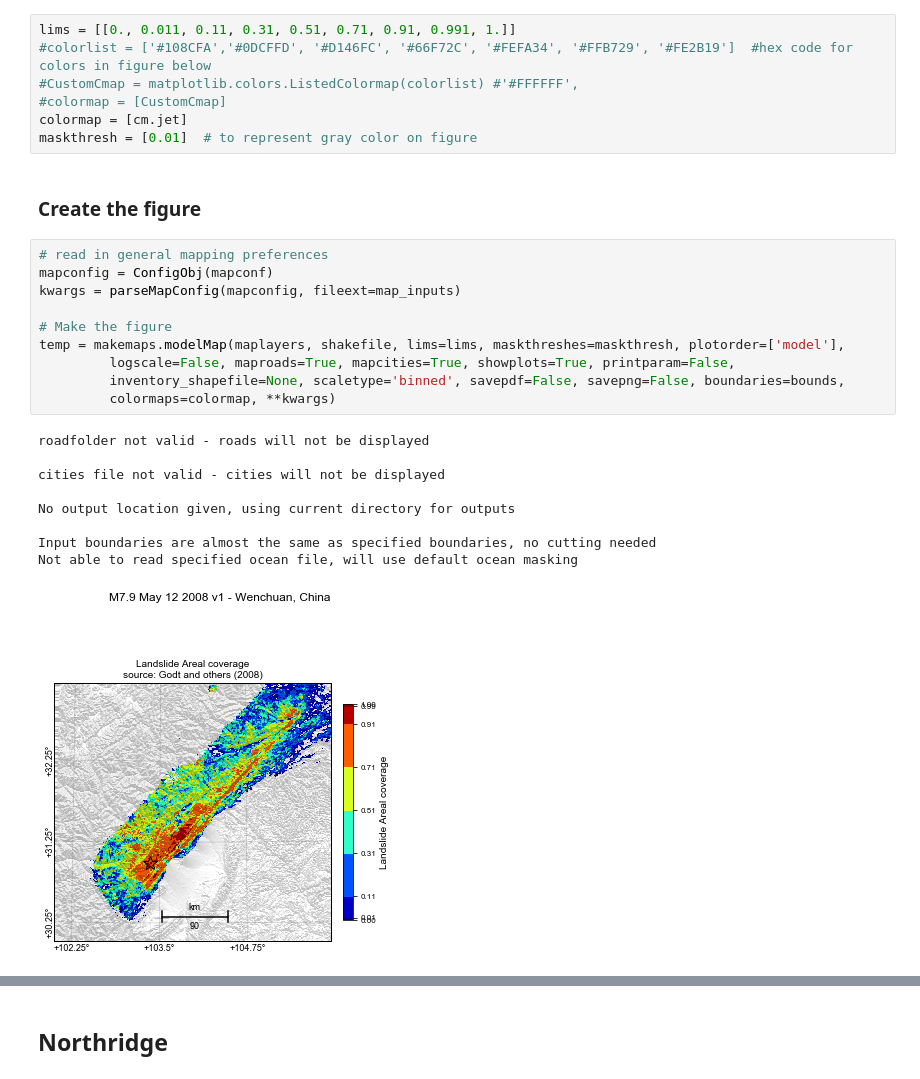
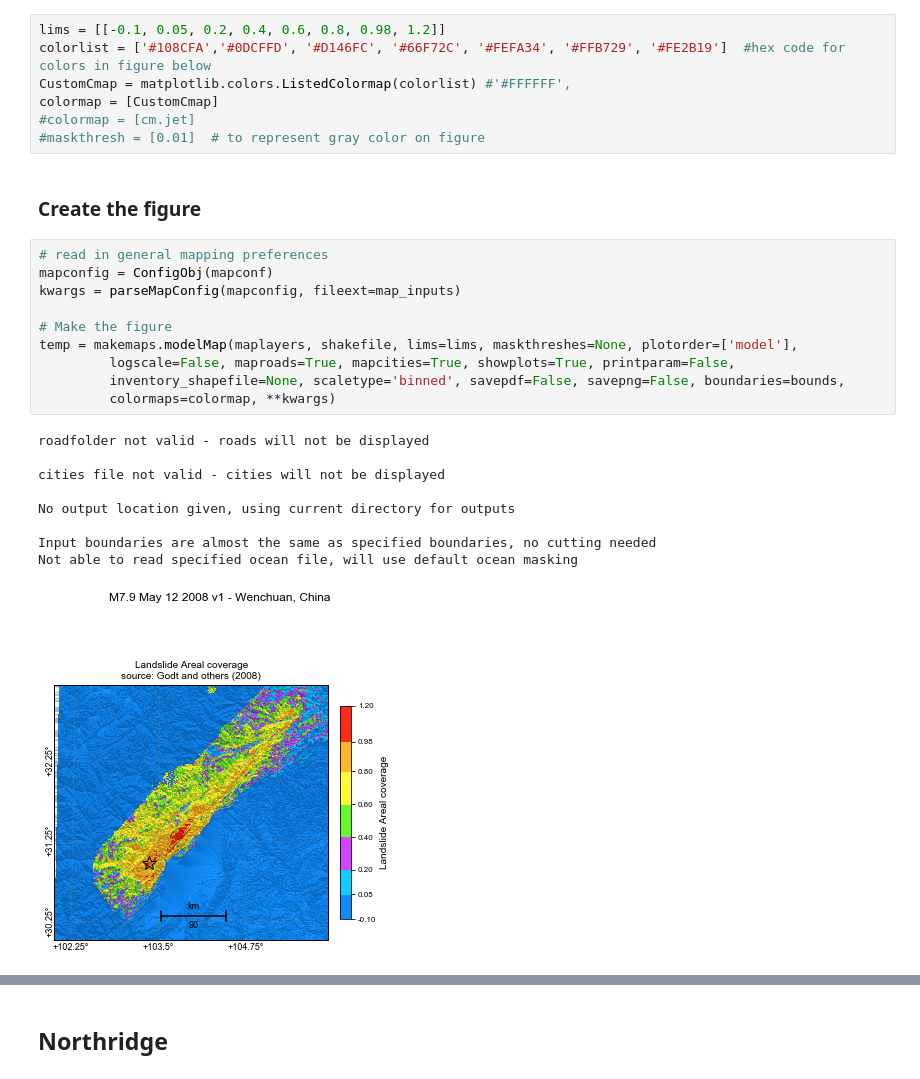
Before and after one commit to QingleCheng/groundfailure-notebooks, a Jupyter notebook: notebooks/Validate Godt et al 2008 landslide model.ipynb, the cells around one changed output, grey strips where cells are left out. Saved outputs shown, nothing was run; the diff lists cells and outputs as text.

Commit message:
added references and fixed colorbars on godt validation

```diff
--- a/notebooks/Validate Godt et al 2008 landslide model.ipynb
+++ b/notebooks/Validate Godt et al 2008 landslide model.ipynb
@@ -55,34 +59,34 @@ maplayers = godt2008(shakefile, config, saveinputs=False, bounds=bounds)
 # %% [markdown]
 ### Change bins to match figure from paper
 # %%
-lims = [[0., 0.011, 0.11, 0.31, 0.51, 0.71, 0.91, 0.991, 1.]]
-#colorlist = ['#108CFA','#0DCFFD', '#D146FC', '#66F72C', '#FEFA34', '#FFB729', '#FE2B19']  #hex code for colors in figure below
-#CustomCmap = matplotlib.colors.ListedColormap(colorlist) #'#FFFFFF',
-#colormap = [CustomCmap]
-colormap = [cm.jet]
-maskthresh = [0.01]  # to represent gray color on figure
+lims = [[-0.1, 0.05, 0.2, 0.4, 0.6, 0.8, 0.98, 1.2]]
+colorlist = ['#108CFA','#0DCFFD', '#D146FC', '#66F72C', '#FEFA34', '#FFB729', '#FE2B19']  #hex code for colors in figure below
+CustomCmap = matplotlib.colors.ListedColormap(colorlist) #'#FFFFFF',
+colormap = [CustomCmap]
+#colormap = [cm.jet]
+#maskthresh = [0.01]  # to represent gray color on figure
 # %% [markdown]
 ### Create the figure
 # %%
 # read in general mapping preferences
 mapconfig = ConfigObj(mapconf)
 kwargs = parseMapConfig(mapconfig, fileext=map_inputs)
 
 # Make the figure
-temp = makemaps.modelMap(maplayers, shakefile, lims=lims, maskthreshes=maskthresh, plotorder=['model'],
+temp = makemaps.modelMap(maplayers, shakefile, lims=lims, maskthreshes=None, plotorder=['model'],
          logscale=False, maproads=True, mapcities=True, showplots=True, printparam=False,
          inventory_shapefile=None, scaletype='binned', savepdf=False, savepng=False, boundaries=bounds,
          colormaps=colormap, **kwargs)
 # %% [output]
 roadfolder not valid - roads will not be displayed
 
 cities file not valid - cities will not be displayed
 
 No output location given, using current directory for outputs
 
 Input boundaries are almost the same as specified boundaries, no cutting needed
 Not able to read specified ocean file, will use default ocean masking
-[figure, old version]
+[figure, new version]
 # %% [markdown]
 ### Compare to the result from the original paper for this event (below)
 <img src="data/images/godt2008_wenchuan.png" alt="From Paper" style="width: 500px;" align="left"/>
```
Also changed, not shown: parts of 3 cells of this notebook, 4 other files.
